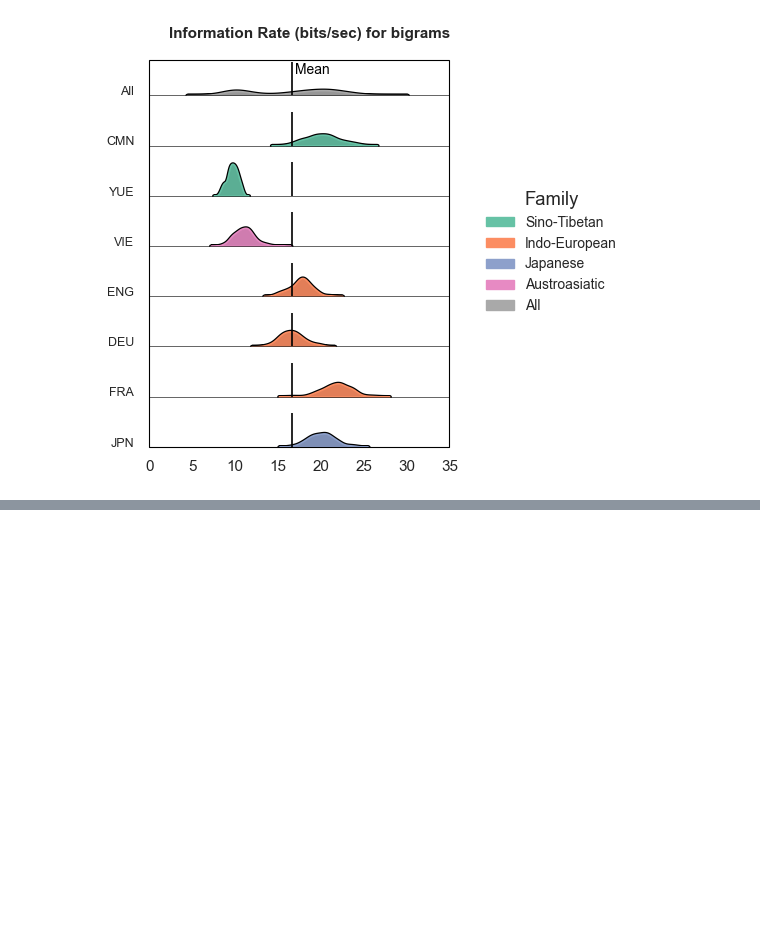
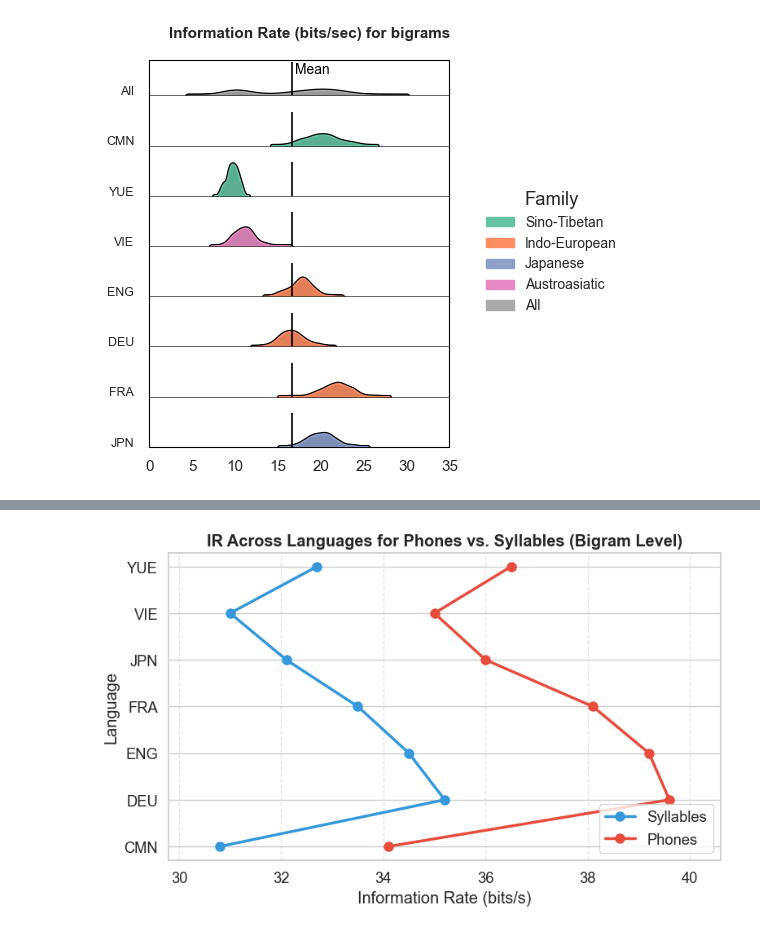
Before and after one commit to ETHZMSProjects/Coupe_Expansion, a Jupyter notebook: emillys_code/plotting.ipynb, the cells around one changed output, grey strips where cells are left out. Saved outputs shown, nothing was run; the diff lists cells and outputs as text; code cells hidden in the pictures; blank space fills up the shorter version.

```diff
--- a/emillys_code/plotting.ipynb
+++ b/emillys_code/plotting.ipynb
@@ -265,0 +458,41 @@ plot_inforate_vs_ngram_order()
+# %%
+import pandas as pd
+import matplotlib.pyplot as plt
+import seaborn as sns
+
+# Use a visually appealing style
+sns.set(style="whitegrid", context="notebook", font_scale=1.2)
+
+# Example data
+df_ir = pd.DataFrame({
+    "Language": ["FRA", "DEU", "JPN", "CMN", "VIE", "YUE", "ENG"] * 2,
+    "Unit": ["sylls"] * 7 + ["phones"] * 7,
+    "Ngram": ["unigram"] * 14,
+    "IR": [33.5, 35.2, 32.1, 30.8, 31.0, 32.7, 34.5,
+           38.1, 39.6, 36.0, 34.1, 35.0, 36.5, 39.2]
+})
+
+# Filter to unigram level only
+df_uni = df_ir[df_ir["Ngram"] == "unigram"]
+
+# Separate data by unit and sort by language name (for consistent Y-axis)
+df_sylls = df_uni[df_uni["Unit"] == "sylls"].sort_values("Language")
+df_phones = df_uni[df_uni["Unit"] == "phones"].sort_values("Language")
+languages = df_sylls["Language"].values
+
+# Plot
+plt.figure(figsize=(8, 5))
+plt.plot(df_sylls["IR"], languages, '-o', color='#3498db', linewidth=2.5, markersize=8, label="Syllables")
+plt.plot(df_phones["IR"], languages, '-o', color='#e74c3c', linewidth=2.5, markersize=8, label="Phones")
+
+# Styling
+plt.xlabel("Information Rate (bits/s)")
+plt.ylabel("Language")
+plt.title("IR Across Languages for Phones vs. Syllables (Bigram Level)", weight='bold')
+plt.grid(axis='x', linestyle='--', alpha=0.5)
+plt.xlim(min(df_uni["IR"]) - 1, max(df_uni["IR"]) + 1)
+plt.legend(loc='lower right', frameon=True)
+plt.tight_layout()
+plt.show()
+# %% [output]
+[figure, added]
```
Also changed, not shown: parts of 4 cells of this notebook, 3 other files.
